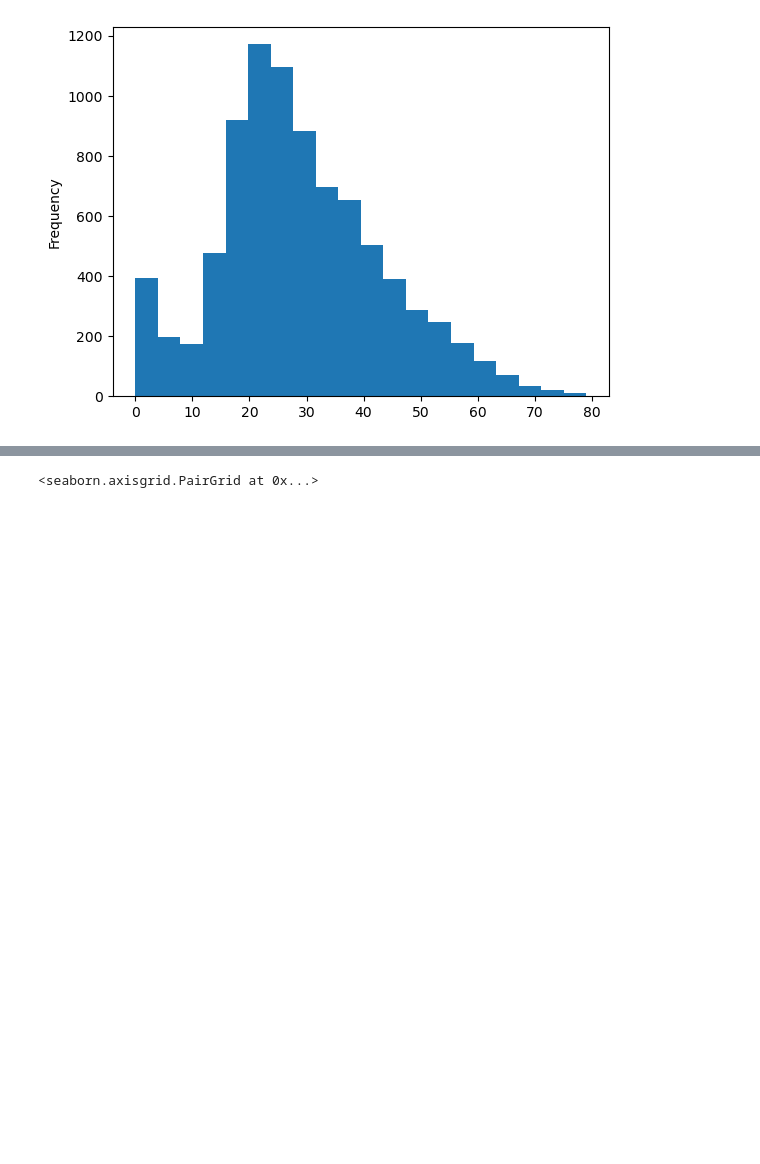
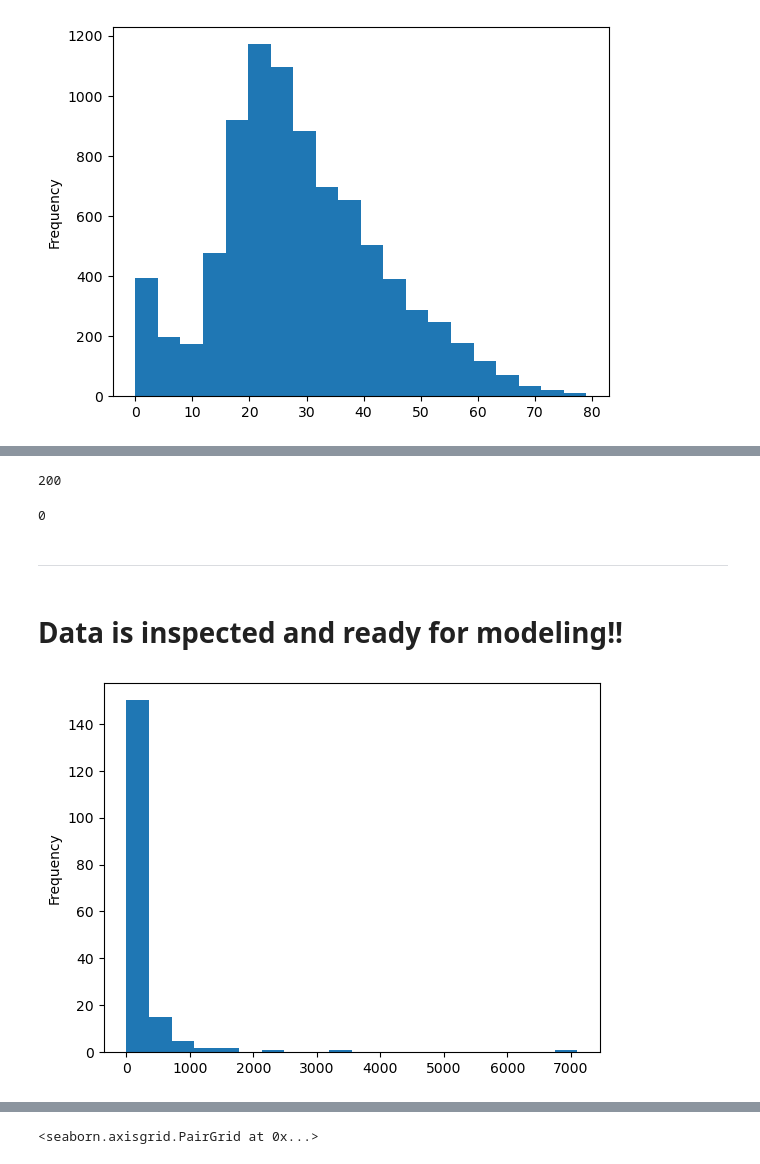
Before and after one commit to dvdhartsman/Spaceship_Titanic, a Jupyter notebook: Spaceship_Titanic.ipynb, the cells around one changed output, grey strips where cells are left out. Saved outputs shown, nothing was run; the diff lists cells and outputs as text; code cells hidden in the pictures; blank space fills up the shorter version.

Commit message:
EDA, inspection of columns, prep for modeling

```diff
--- a/Spaceship_Titanic.ipynb
+++ b/Spaceship_Titanic.ipynb
@@ -132,0 +225,2 @@ IndexingError: Unalignable boolean Series provided as indexer (index of the bool
+# %%
+df["Cabin"].fillna(value="Missing", inplace=True)
@@ -132,0 +306,12 @@ IndexingError: Unalignable boolean Series provided as indexer (index of the bool
+# %%
+# Display NaN counts before fillna
+print("Before fillna:")
+print(df[df["CryoSleep"] == True][["RoomService", "ShoppingMall", "Spa", "VRDeck"]].isna().sum())
+
+# Fill NaN values
+df.loc[df["CryoSleep"] == True, ["RoomService", "ShoppingMall", "Spa", "VRDeck"]] = \
+    df.loc[df["CryoSleep"] == True, ["RoomService", "ShoppingMall", "Spa", "VRDeck"]].fillna(value=0)
+
+# Display NaN counts after fillna
+print("\nAfter fillna:")
+print(df[df["CryoSleep"] == True][["RoomService", "ShoppingMall", "Spa", "VRDeck"]].isna().sum())
@@ -132,0 +341,18 @@ IndexingError: Unalignable boolean Series provided as indexer (index of the bool
+# %%
+df["Name"].isna().sum()
+# %% [output]
+200
+# %%
+df["Name"].fillna(value="Missing", inplace = True)
+# %%
+df["Name"].isna().sum()
+# %% [output]
+0
+# %% [markdown]
+<hr style="border: 3px solid blue">
+# %% [markdown]
+# Data is inspected and ready for modeling!!
+# %%
+df[df["RoomService"].isna()]["ShoppingMall"].plot(kind="hist", bins=20);
+# %% [output]
+[figure, added]
```
Also changed, not shown: parts of 32 cells of this notebook.
